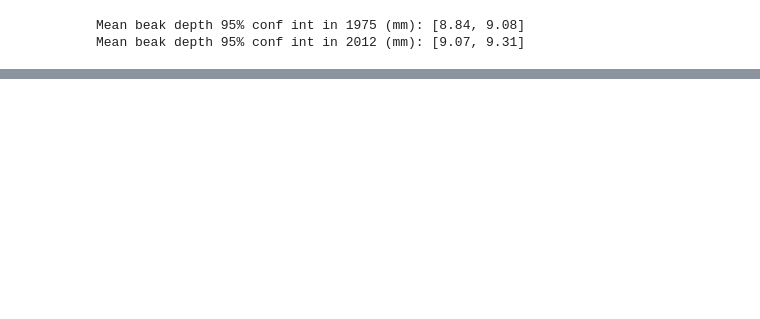
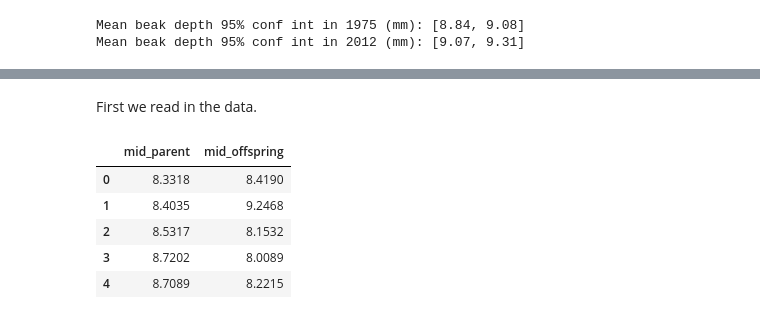
Before and after one commit to Xinhong111/Bi203, a Jupyter notebook: sandbox/hw5.1_MW.ipynb, the cells around one changed output, grey strips where cells are left out. Cells and saved outputs as stored; diff of their text form; code cells hidden in the pictures; blank space fills up the shorter version.

```diff
--- a/sandbox/hw5.1_MW.ipynb
+++ b/sandbox/hw5.1_MW.ipynb
@@ -234,0 +365,12 @@ Heritability data for beak depth for G. fortis and G. scandens can be found here
+# %% [markdown]
+First we read in the data.
+# %%
+df_hs = pd.read_csv('../data/scandens_beak_depth_heredity.csv', comment='#')
+df_hs.head()
+# %% [output]
+|  | mid_parent | mid_offspring |
+| 0 | 8.3318 | 8.4190 |
+| 1 | 8.4035 | 9.2468 |
+| 2 | 8.5317 | 8.1532 |
+| 3 | 8.7202 | 8.0089 |
+| 4 | 8.7089 | 8.2215 |
```
Also changed, not shown: parts of 50 cells of this notebook.
